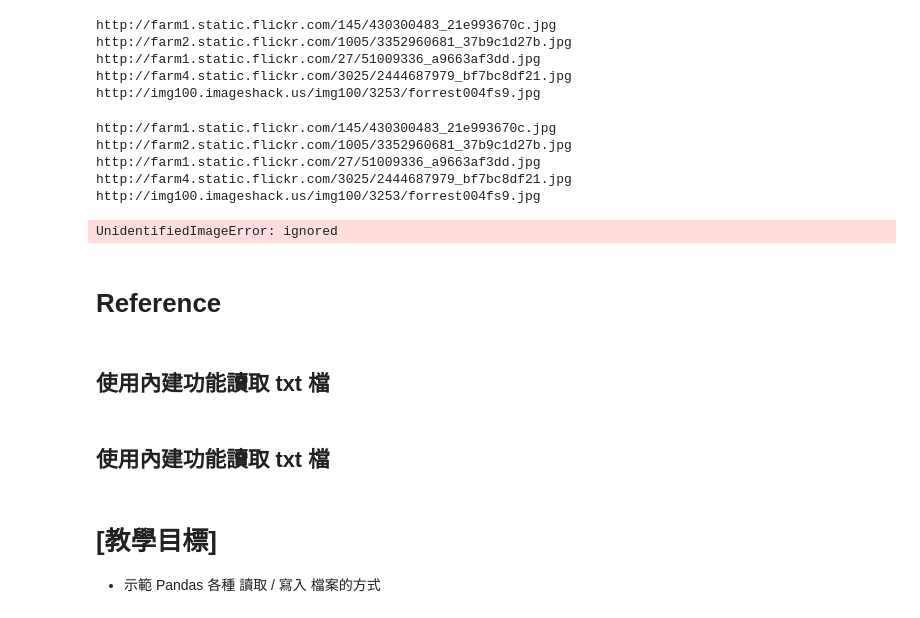
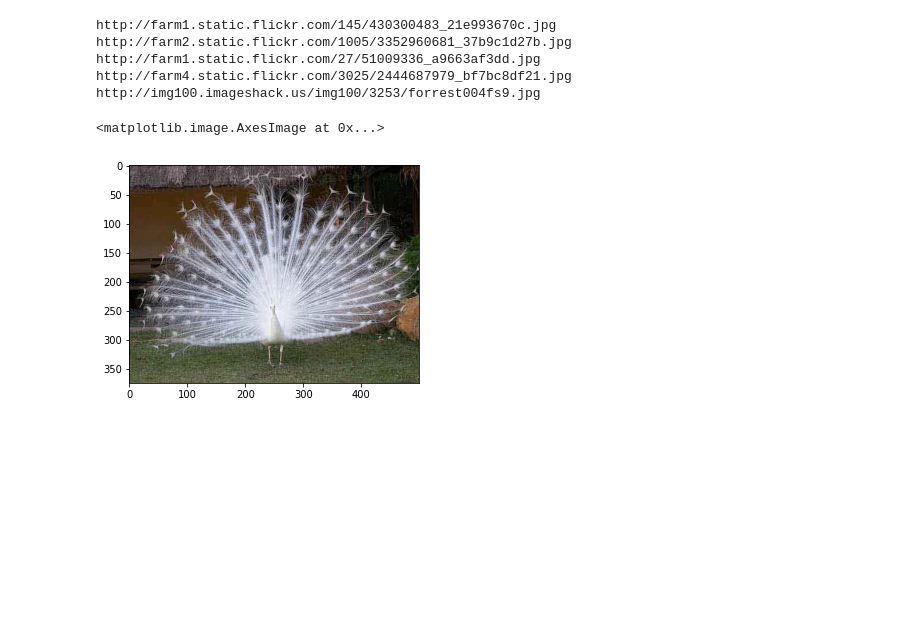
Before and after one commit to PatrickRuan/ML100Days, a Jupyter notebook: homework/Day_005_HW.ipynb, the cells around one changed output. Saved outputs shown, nothing was run; the diff lists cells and outputs as text; code cells hidden in the pictures; blank space fills up the shorter version.

```diff
--- a/homework/Day_005_HW.ipynb
+++ b/homework/Day_005_HW.ipynb
@@ -159,31 +161,28 @@ http://farm4.static.flickr.com/3025/2444687979_bf7bc8df21.jpg
 http://img100.imageshack.us/img100/3253/forrest004fs9.jpg
 # %%
 def img2arr_fromURLs(url_list, resize = False):
-  img = []
+  img_list = []
   for i in url_list:
-    #print(i)
     response = requests.get(i)
-    response = Image.open(BytesIO(response.content))
-    response = np.array(response)
-    #img.append(Image.open(BytesIO(response.content)))
-    img.append(response)
+    img = Image.open(BytesIO(response.content))
+    img = np.array(img)
+    img_list.append(img)
+  return img_list
   '''
   請完成這個 Function
     Args
         - url_list: list of URLs
         - resize: bool
     Return
         - list of array
   '''
-  return img
+
   #return img_list
-result = img2arr_fromURLs(df[0:5][1].values)
+result = img2arr_fromURLs(df[0:4][1].values)
+# 原來... 每次都是第五張照片讀不到，就哭哭了
 type(result)
-Image.open(BytesIO(result[0].content))
+import matplotlib.pyplot as plt
+plt.imshow(result[3])
 # %% [output]
-http://farm1.static.flickr.com/145/430300483_21e993670c.jpg
-http://farm2.static.flickr.com/1005/3352960681_37b9c1d27b.jpg
-http://farm1.static.flickr.com/27/51009336_a9663af3dd.jpg
-http://farm4.static.flickr.com/3025/2444687979_bf7bc8df21.jpg
-http://img100.imageshack.us/img100/3253/forrest004fs9.jpg
+<matplotlib.image.AxesImage at 0x...>
-UnidentifiedImageError: ignored
+[figure, added]
@@ -197,9 +188,0 @@ for im_get in result:
-# %% [markdown]
-# Reference
-# %% [markdown]
-## 使用內建功能讀取 txt 檔
-# %% [markdown]
-## 使用內建功能讀取 txt 檔
-# %% [markdown]
-# [教學目標]
-- 示範 Pandas 各種 讀取 / 寫入 檔案的方式
```
Also changed, not shown: parts of 82 cells of this notebook.
